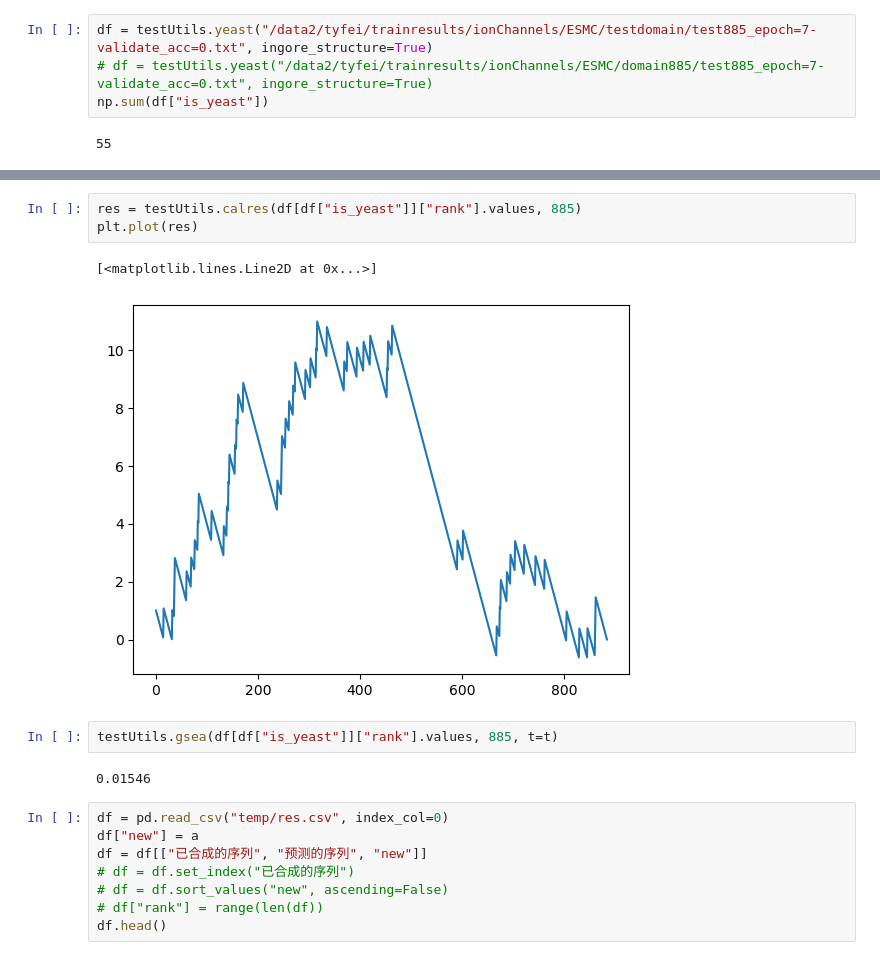
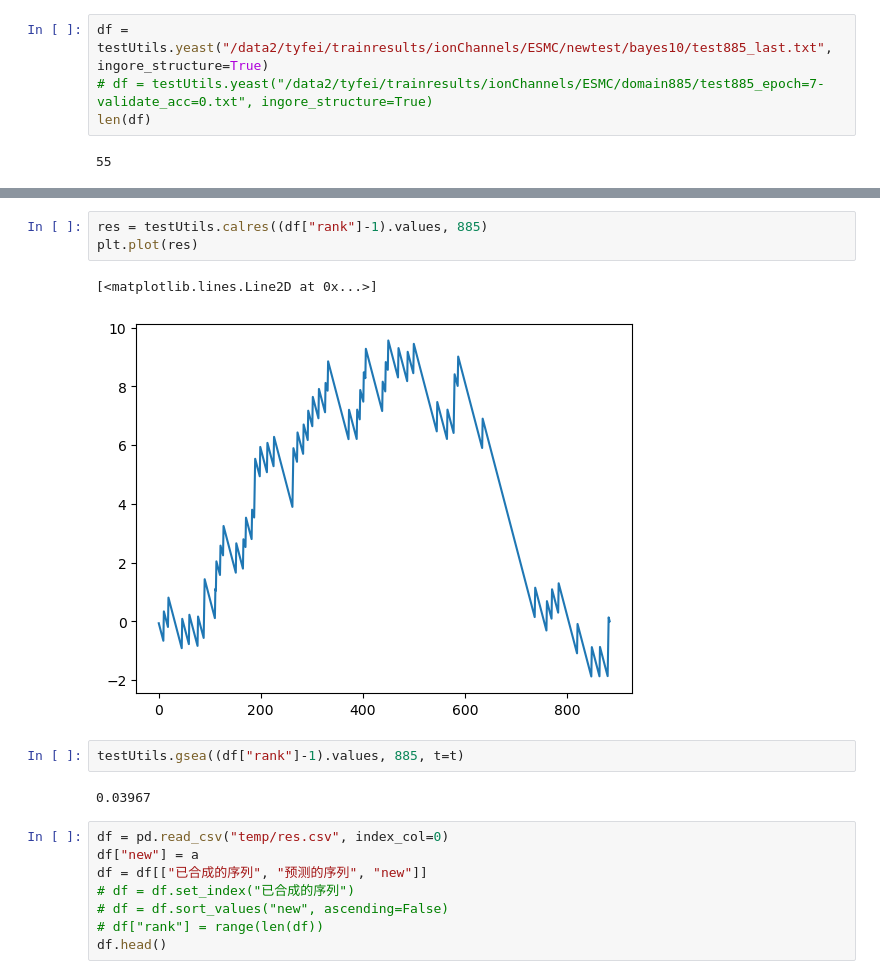
Before and after one commit to tyfei0216/ionChannel, a Jupyter notebook: test.ipynb, the cells around one changed output, grey strips where cells are left out. Drawn from its saved outputs; the diff is of its cells as text.

```diff
--- a/test.ipynb
+++ b/test.ipynb
@@ -97,7 +91,7 @@ SignificanceResult(statistic=0.10723732271960099, pvalue=0.2738920446832983)
 # %%
-df = testUtils.yeast("/data2/tyfei/trainresults/ionChannels/ESMC/testdomain/test885_epoch=7-validate_acc=0.txt", ingore_structure=True)
+df = testUtils.yeast("/data2/tyfei/trainresults/ionChannels/ESMC/newtest/bayes10/test885_last.txt", ingore_structure=True)
 # df = testUtils.yeast("/data2/tyfei/trainresults/ionChannels/ESMC/domain885/test885_epoch=7-validate_acc=0.txt", ingore_structure=True)
-np.sum(df["is_yeast"])
+len(df)
 # %% [output]
 55
 # %%
@@ -112,13 +106,13 @@ plt.hist(df[df["is_yeast"]]["rank"])
 # %%
-res = testUtils.calres(df[df["is_yeast"]]["rank"].values, 885)
+res = testUtils.calres((df["rank"]-1).values, 885)
 plt.plot(res)
 # %% [output]
 [<matplotlib.lines.Line2D at 0x...>]
-[figure, old version]
+[figure, new version]
 # %%
-testUtils.gsea(df[df["is_yeast"]]["rank"].values, 885, t=t)
+testUtils.gsea((df["rank"]-1).values, 885, t=t)
 # %% [output]
-0.01546
+0.03967
 # %%
 df = pd.read_csv("temp/res.csv", index_col=0)
 df["new"] = a
```
Also changed, not shown: parts of 9 cells of this notebook, 13 other files.
